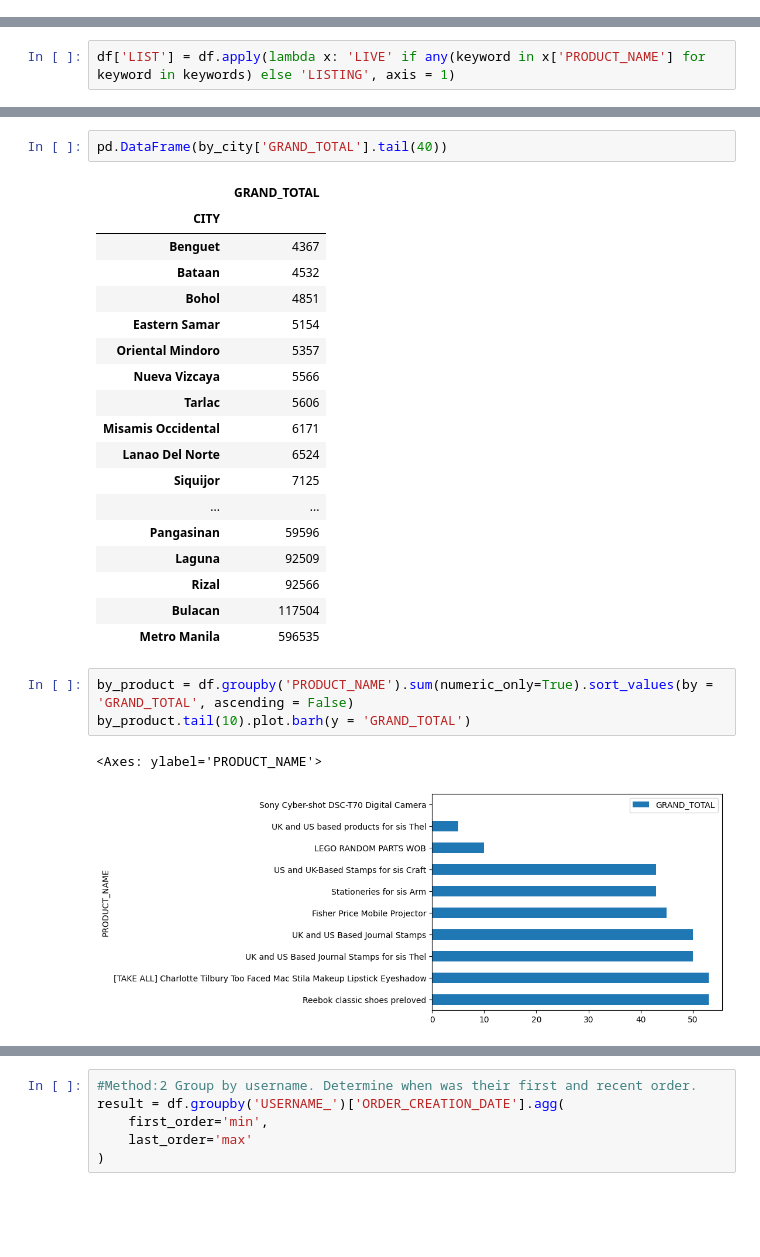
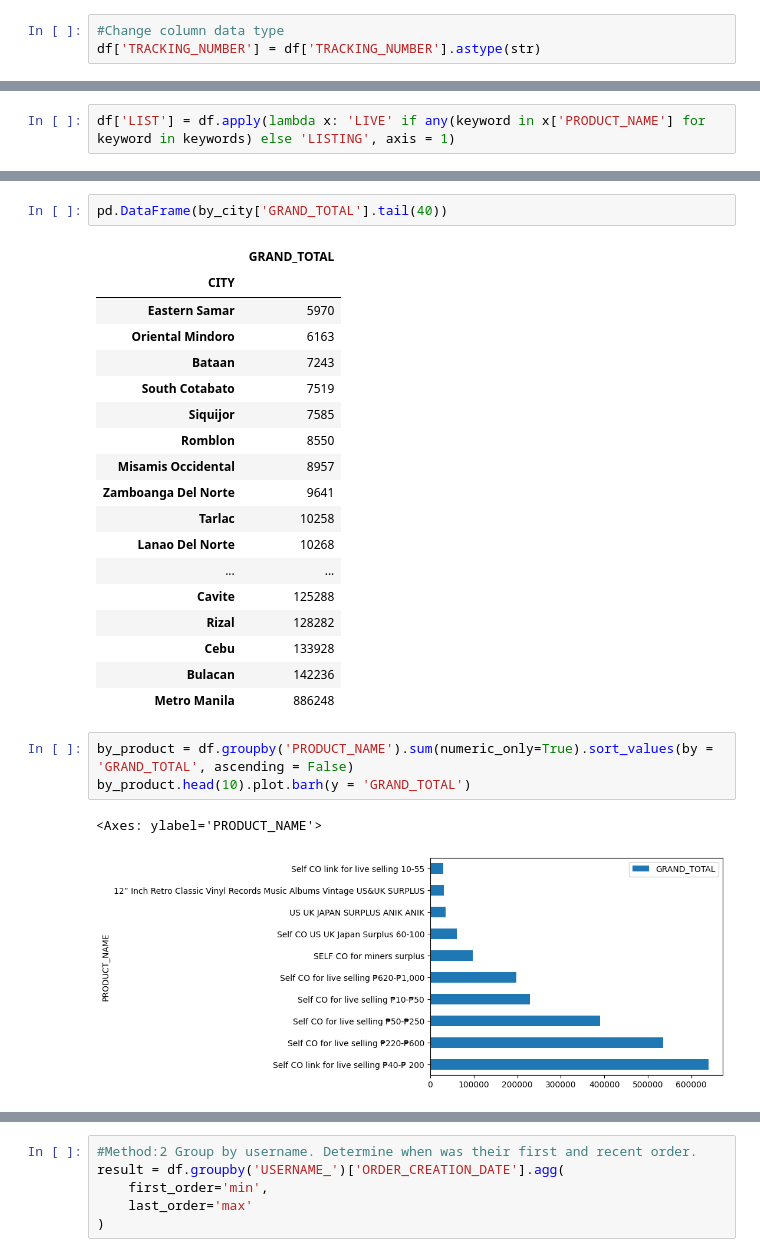
Before and after one commit to Eirusss/Shopee, a Jupyter notebook: shopee_project.ipynb, the cells around one changed output, grey strips where cells are left out. Cells and saved outputs as stored; diff of their text form; blank space fills up the shorter version.

```diff
--- a/shopee_project.ipynb
+++ b/shopee_project.ipynb
@@ -79,3 +79,6 @@ df.head()
+# %%
+#Change column data type
+df['TRACKING_NUMBER'] = df['TRACKING_NUMBER'].astype(str)
 # %%
 df.loc[:, 'PRODUCT_NAME'].unique()
 # %% [output]
@@ -179,28 +182,28 @@ pd.DataFrame(by_city['GRAND_TOTAL'].tail(40))
 # %% [output]
 |  | GRAND_TOTAL |
 | CITY |  |
-| Benguet | 4367 |
-| Bataan | 4532 |
-| Bohol | 4851 |
-| Eastern Samar | 5154 |
-| Oriental Mindoro | 5357 |
-| Nueva Vizcaya | 5566 |
-| Tarlac | 5606 |
-| Misamis Occidental | 6171 |
-| Lanao Del Norte | 6524 |
-| Siquijor | 7125 |
+| Eastern Samar | 5970 |
+| Oriental Mindoro | 6163 |
+| Bataan | 7243 |
+| South Cotabato | 7519 |
+| Siquijor | 7585 |
+| Romblon | 8550 |
+| Misamis Occidental | 8957 |
+| Zamboanga Del Norte | 9641 |
+| Tarlac | 10258 |
+| Lanao Del Norte | 10268 |
 | ... | ... |
-| Pangasinan | 59596 |
-| Laguna | 92509 |
-| Rizal | 92566 |
-| Bulacan | 117504 |
-| Metro Manila | 596535 |
+| Cavite | 125288 |
+| Rizal | 128282 |
+| Cebu | 133928 |
+| Bulacan | 142236 |
+| Metro Manila | 886248 |
 # %%
 by_product = df.groupby('PRODUCT_NAME').sum(numeric_only=True).sort_values(by = 'GRAND_TOTAL', ascending = False)
-by_product.tail(10).plot.barh(y = 'GRAND_TOTAL')
+by_product.head(10).plot.barh(y = 'GRAND_TOTAL')
 # %% [output]
 <Axes: ylabel='PRODUCT_NAME'>
-[figure, old version]
+[figure, new version]
 # %%
 pd.DataFrame(by_product['GRAND_TOTAL'].head(20))
 # %% [output]
```
Also changed, not shown: parts of 25 cells of this notebook, 6 other files.
